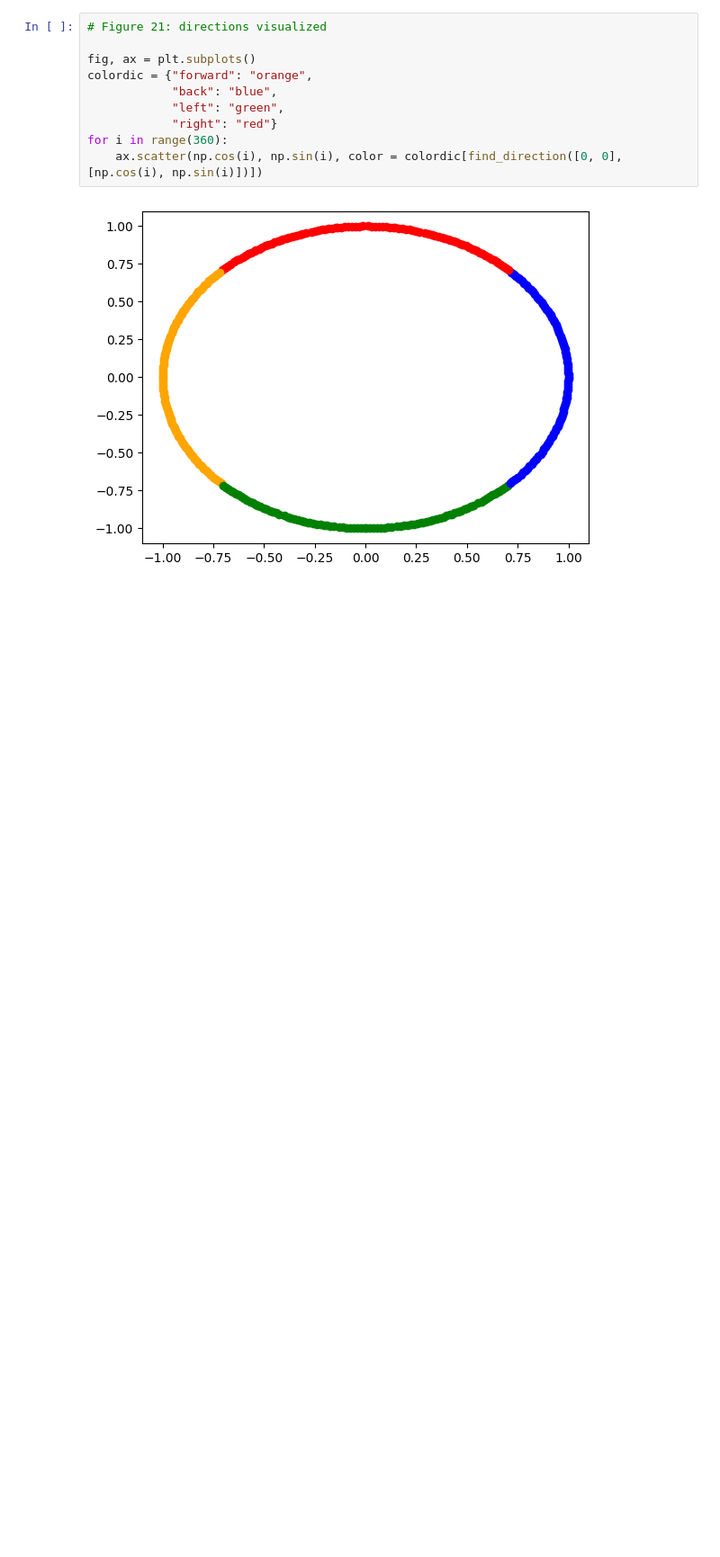
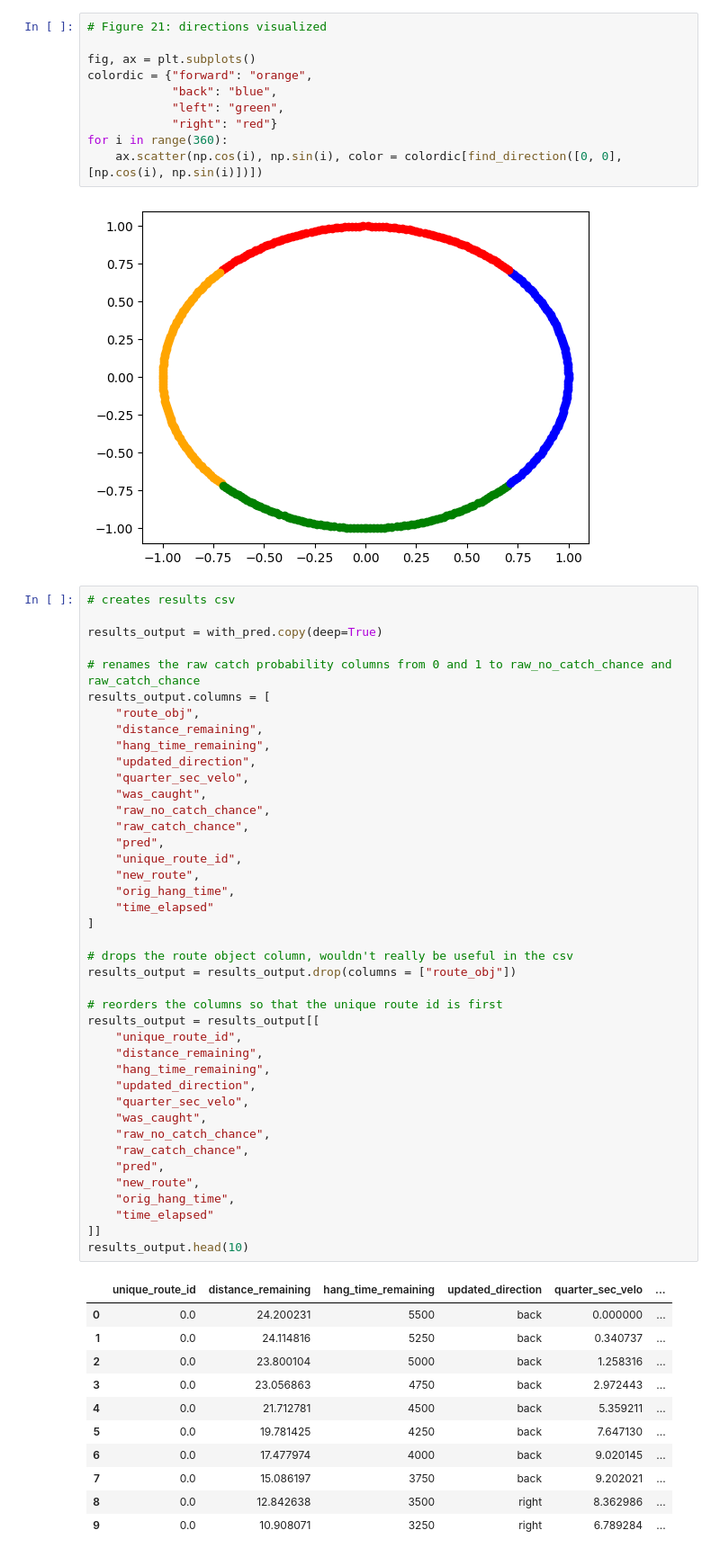
Before and after one commit to MattTokunaga/SMTDataChallenge2024, a Jupyter notebook: Team57_code_Analysis_and_Vis.ipynb, the cells around one changed output. Shown at 90% size. Cells and saved outputs as stored; diff of their text form; blank space fills up the shorter version.

```diff
--- a/Team57_code_Analysis_and_Vis.ipynb
+++ b/Team57_code_Analysis_and_Vis.ipynb
@@ -525,3 +525,56 @@ for i in range(360):
     ax.scatter(np.cos(i), np.sin(i), color = colordic[find_direction([0, 0], [np.cos(i), np.sin(i)])])
 # %% [output]
 [figure]
+# %%
+# creates results csv
+
+results_output = with_pred.copy(deep=True)
+
+# renames the raw catch probability columns from 0 and 1 to raw_no_catch_chance and raw_catch_chance
+results_output.columns = [
+    "route_obj",
+    "distance_remaining",
+    "hang_time_remaining",
+    "updated_direction",
+    "quarter_sec_velo",
+    "was_caught",
+    "raw_no_catch_chance",
+    "raw_catch_chance",
+    "pred",
+    "unique_route_id",
+    "new_route",
+    "orig_hang_time",
+    "time_elapsed"
+]
+
+# drops the route object column, wouldn't really be useful in the csv
+results_output = results_output.drop(columns = ["route_obj"])
+
+# reorders the columns so that the unique route id is first
+results_output = results_output[[
+    "unique_route_id",
+    "distance_remaining",
+    "hang_time_remaining",
+    "updated_direction",
+    "quarter_sec_velo",
+    "was_caught",
+    "raw_no_catch_chance",
+    "raw_catch_chance",
+    "pred",
+    "new_route",
+    "orig_hang_time",
+    "time_elapsed"
+]]
+results_output.head(10)
+# %% [output]
+|  | unique_route_id | distance_remaining | hang_time_remaining | updated_direction | quarter_sec_velo | ... |
+| 0 | 0.0 | 24.200231 | 5500 | back | 0.000000 | ... |
+| 1 | 0.0 | 24.114816 | 5250 | back | 0.340737 | ... |
+| 2 | 0.0 | 23.800104 | 5000 | back | 1.258316 | ... |
+| 3 | 0.0 | 23.056863 | 4750 | back | 2.972443 | ... |
+| 4 | 0.0 | 21.712781 | 4500 | back | 5.359211 | ... |
+| 5 | 0.0 | 19.781425 | 4250 | back | 7.647130 | ... |
+| 6 | 0.0 | 17.477974 | 4000 | back | 9.020145 | ... |
+| 7 | 0.0 | 15.086197 | 3750 | back | 9.202021 | ... |
+| 8 | 0.0 | 12.842638 | 3500 | right | 8.362986 | ... |
+| 9 | 0.0 | 10.908071 | 3250 | right | 6.789284 | ... |
```
Also changed, not shown: 2 other files.
